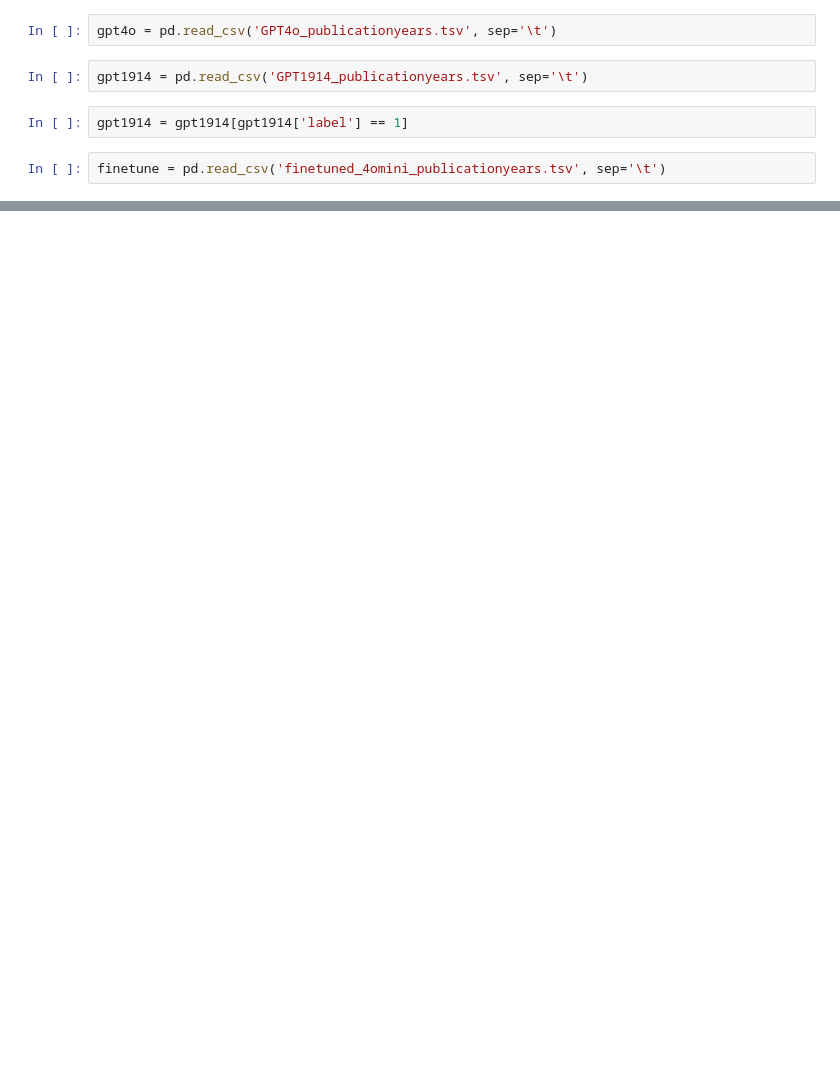
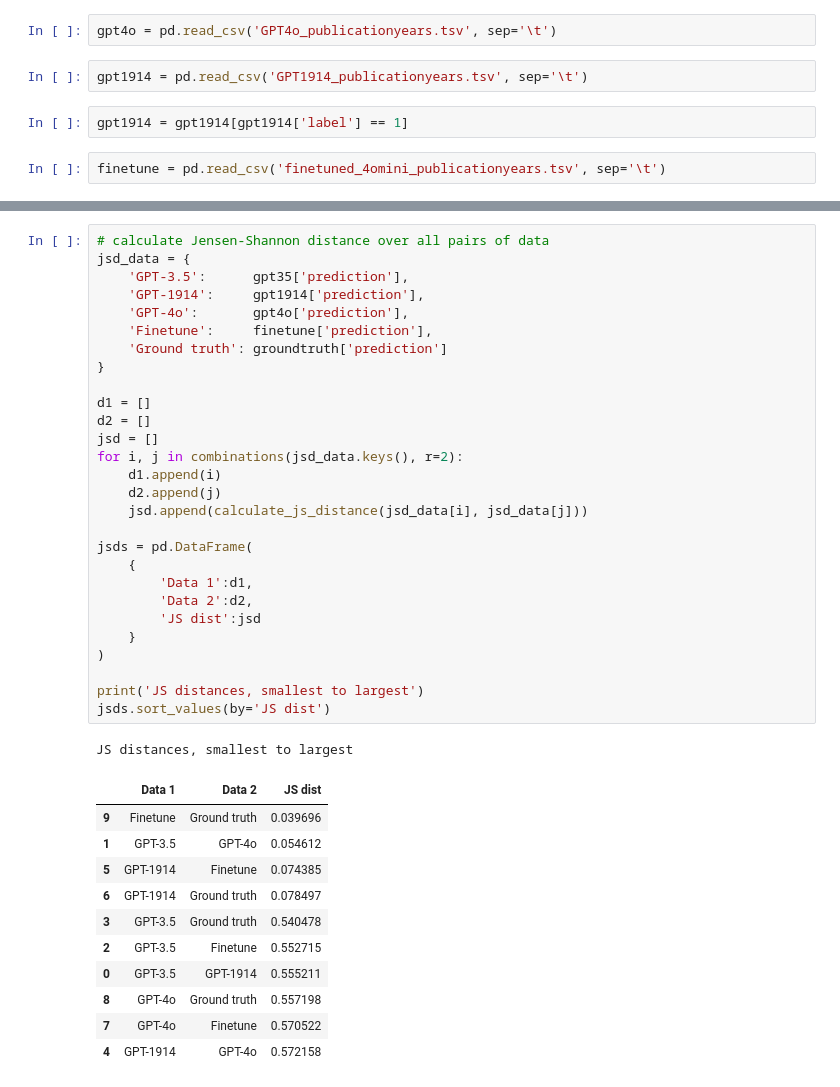
Before and after one commit to Historical-AI-Lab/GPT-1914, a Jupyter notebook: anachronism/VisualizePublicationYears.ipynb, the cells around one changed output, grey strips where cells are left out. Saved outputs shown, nothing was run; the diff lists cells and outputs as text; blank space fills up the shorter version.

Commit message:
Add JS distance calculations

```diff
--- a/anachronism/VisualizePublicationYears.ipynb
+++ b/anachronism/VisualizePublicationYears.ipynb
@@ -93,3 +126,44 @@ plt.savefig('finetuned_center_of_mass.png', bbox_inches='tight', dpi=300)
 plt.show()
 # %% [output]
 [figure]
+# %%
+# calculate Jensen-Shannon distance over all pairs of data
+jsd_data = {
+    'GPT-3.5':      gpt35['prediction'],
+    'GPT-1914':     gpt1914['prediction'],
+    'GPT-4o':       gpt4o['prediction'],
+    'Finetune':     finetune['prediction'],
+    'Ground truth': groundtruth['prediction']
+}
+
+d1 = []
+d2 = []
+jsd = []
+for i, j in combinations(jsd_data.keys(), r=2):
+    d1.append(i)
+    d2.append(j)
+    jsd.append(calculate_js_distance(jsd_data[i], jsd_data[j]))
+
+jsds = pd.DataFrame(
+    {
+        'Data 1':d1,
+        'Data 2':d2,
+        'JS dist':jsd
+    }
+)
+
+print('JS distances, smallest to largest')
+jsds.sort_values(by='JS dist')
+# %% [output]
+JS distances, smallest to largest
+|  | Data 1 | Data 2 | JS dist |
+| 9 | Finetune | Ground truth | 0.039696 |
+| 1 | GPT-3.5 | GPT-4o | 0.054612 |
+| 5 | GPT-1914 | Finetune | 0.074385 |
+| 6 | GPT-1914 | Ground truth | 0.078497 |
+| 3 | GPT-3.5 | Ground truth | 0.540478 |
+| 2 | GPT-3.5 | Finetune | 0.552715 |
+| 0 | GPT-3.5 | GPT-1914 | 0.555211 |
+| 8 | GPT-4o | Ground truth | 0.557198 |
+| 7 | GPT-4o | Finetune | 0.570522 |
+| 4 | GPT-1914 | GPT-4o | 0.572158 |
```
Also changed, not shown: parts of 4 cells of this notebook, 2 other files.
